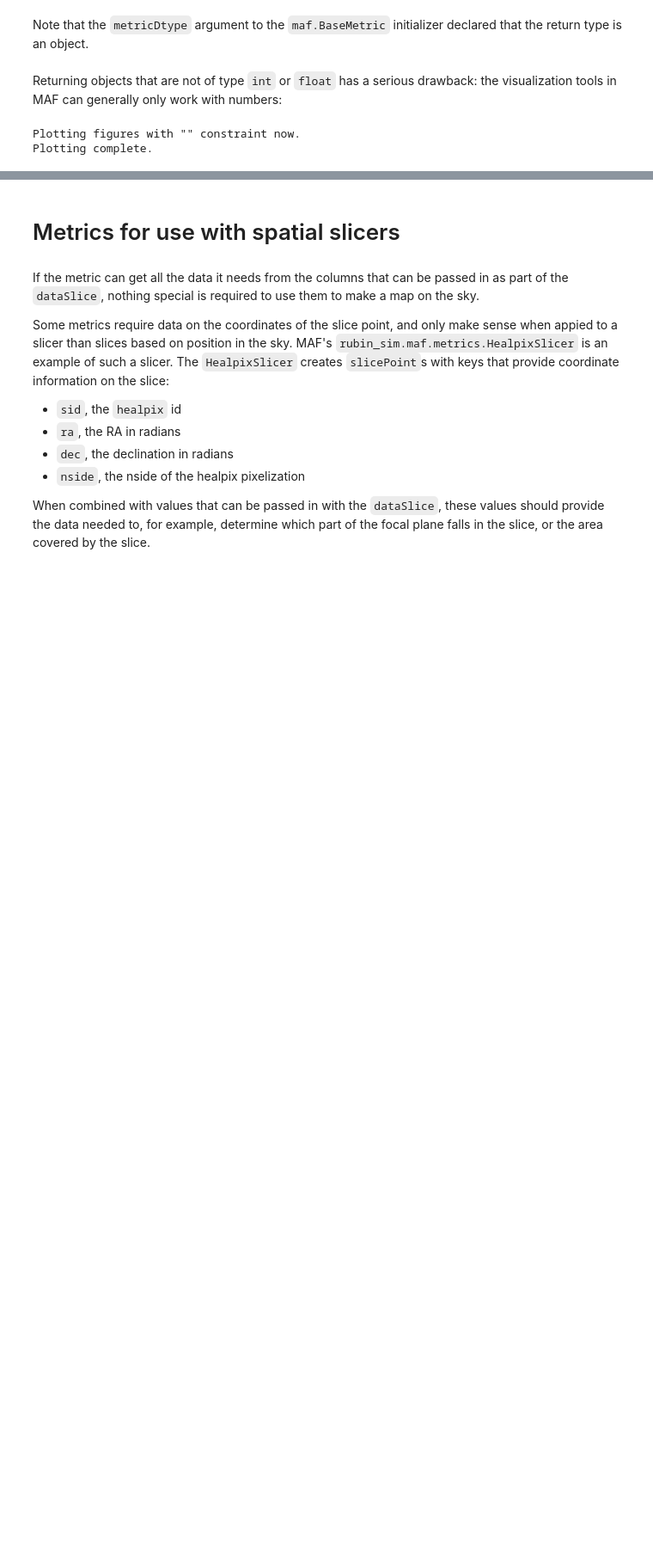
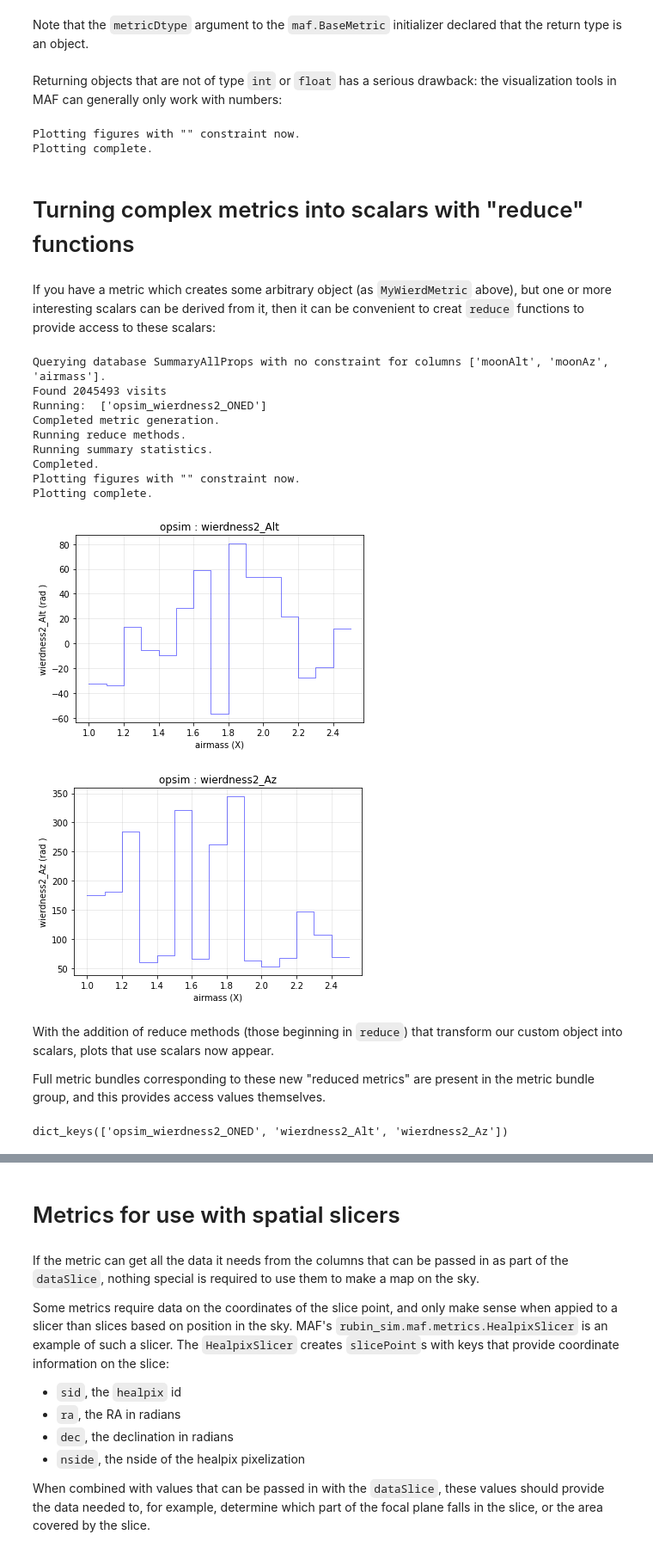
Before and after one commit to lsst/rubin_sim_notebooks, a Jupyter notebook: maf/tutorial/Writing Metrics.ipynb, the cells around one changed output, grey strips where cells are left out. Shown at 86% size. Cells and saved outputs as stored; diff of their text form; code cells hidden in the pictures; blank space fills up the shorter version.

Commit message:
Add section on writing reduce functions

```diff
--- a/maf/tutorial/Writing Metrics.ipynb
+++ b/maf/tutorial/Writing Metrics.ipynb
@@ -300,3 +304,53 @@ bgroup.plotAll()
 # %% [output]
 Plotting figures with "" constraint now.
 Plotting complete.
+# %% [markdown]
+# Turning complex metrics into scalars with "reduce" functions
+# %% [markdown]
+If you have a metric which creates some arbitrary object (as `MyWierdMetric` above), but one or more interesting scalars can be derived from it, then it can be convenient to creat `reduce` functions to provide access to these scalars:
+# %%
+class MyWierdMetric2(maf.BaseMetric):
+    def __init__(self):
+        super().__init__(
+            col=["moonAlt", "moonAz"], metricName="wierdness2", metricDtype="object"
+        )
+
+    def run(self, dataSlice, slicePoint=None):
+        if len(dataSlice) is None:
+            this_slice_value = None
+        else:
+            this_slice_value = MyBespokeMoon(dataSlice[0].moonAlt, dataSlice[0].moonAz)
+        return this_slice_value
+
+    def reduceAlt(self, metricValue):
+        return metricValue.alt
+
+    def reduceAz(self, metricValue):
+        return metricValue.az
+# %%
+slicer = maf.OneDSlicer(sliceColName="airmass", binMin=1.0, binMax=2.5, binsize=0.1)
+metric = MyWierdMetric2()
+bundle = maf.MetricBundle(metric, slicer, "")
+bgroup = maf.MetricBundleGroup([bundle], dbObj=opsim_db, outDir=output_dir)
+bgroup.runAll()
+bgroup.plotAll(closefigs=False)
+# %% [output]
+Querying database SummaryAllProps with no constraint for columns ['moonAlt', 'moonAz', 'airmass'].
+Found 2045493 visits
+Running:  ['opsim_wierdness2_ONED']
+Completed metric generation.
+Running reduce methods.
+Running summary statistics.
+Completed.
+Plotting figures with "" constraint now.
+Plotting complete.
+[figure, added]
+[figure, added]
+# %% [markdown]
+With the addition of reduce methods (those beginning in `reduce`) that transform our custom object into scalars, plots that use scalars now appear.
+
+Full metric bundles corresponding to these new "reduced metrics" are present in the metric bundle group, and this provides access values themselves.
+# %%
+bgroup.bundleDict.keys()
+# %% [output]
+dict_keys(['opsim_wierdness2_ONED', 'wierdness2_Alt', 'wierdness2_Az'])
```
Also changed, not shown: parts of 9 cells of this notebook.
